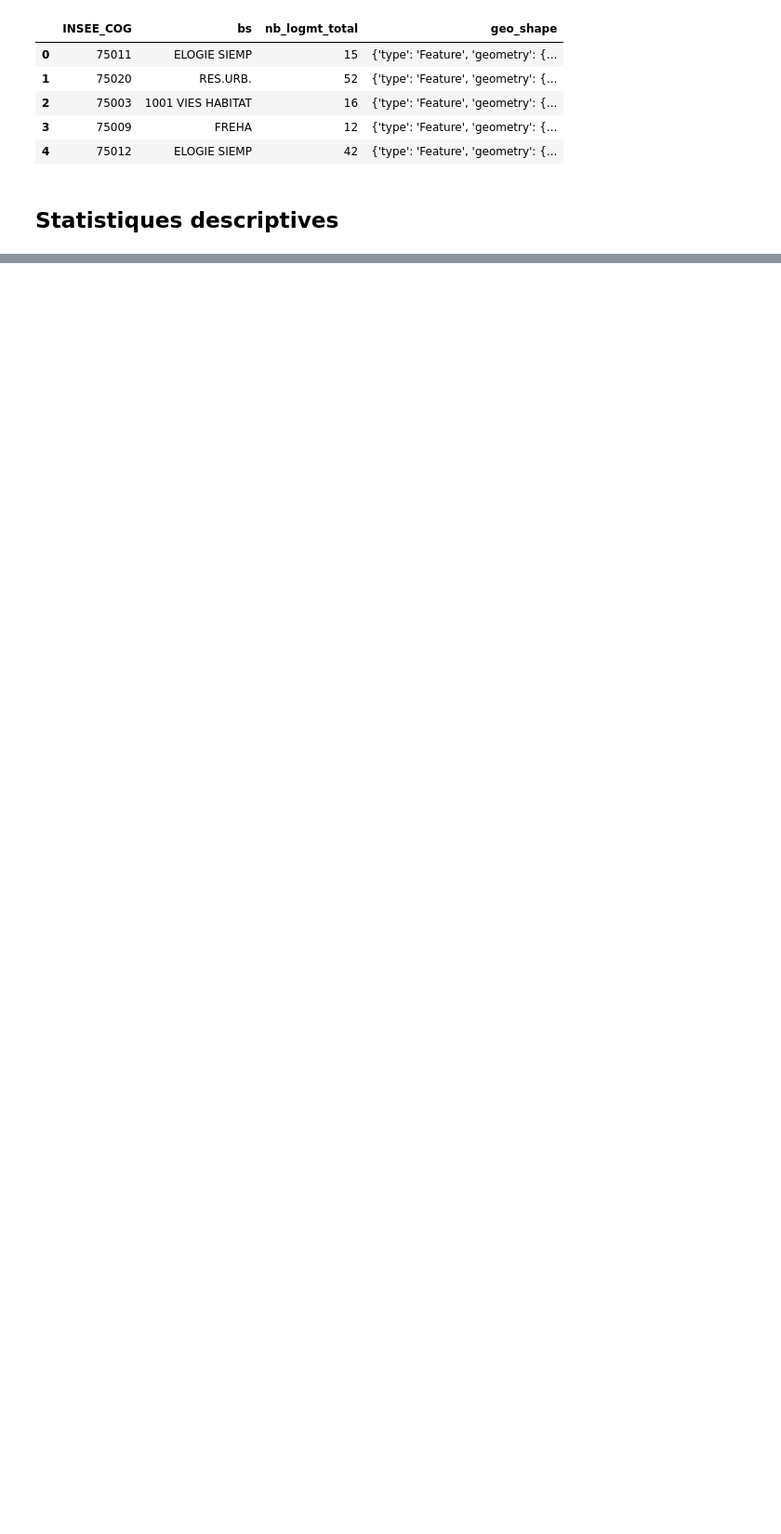
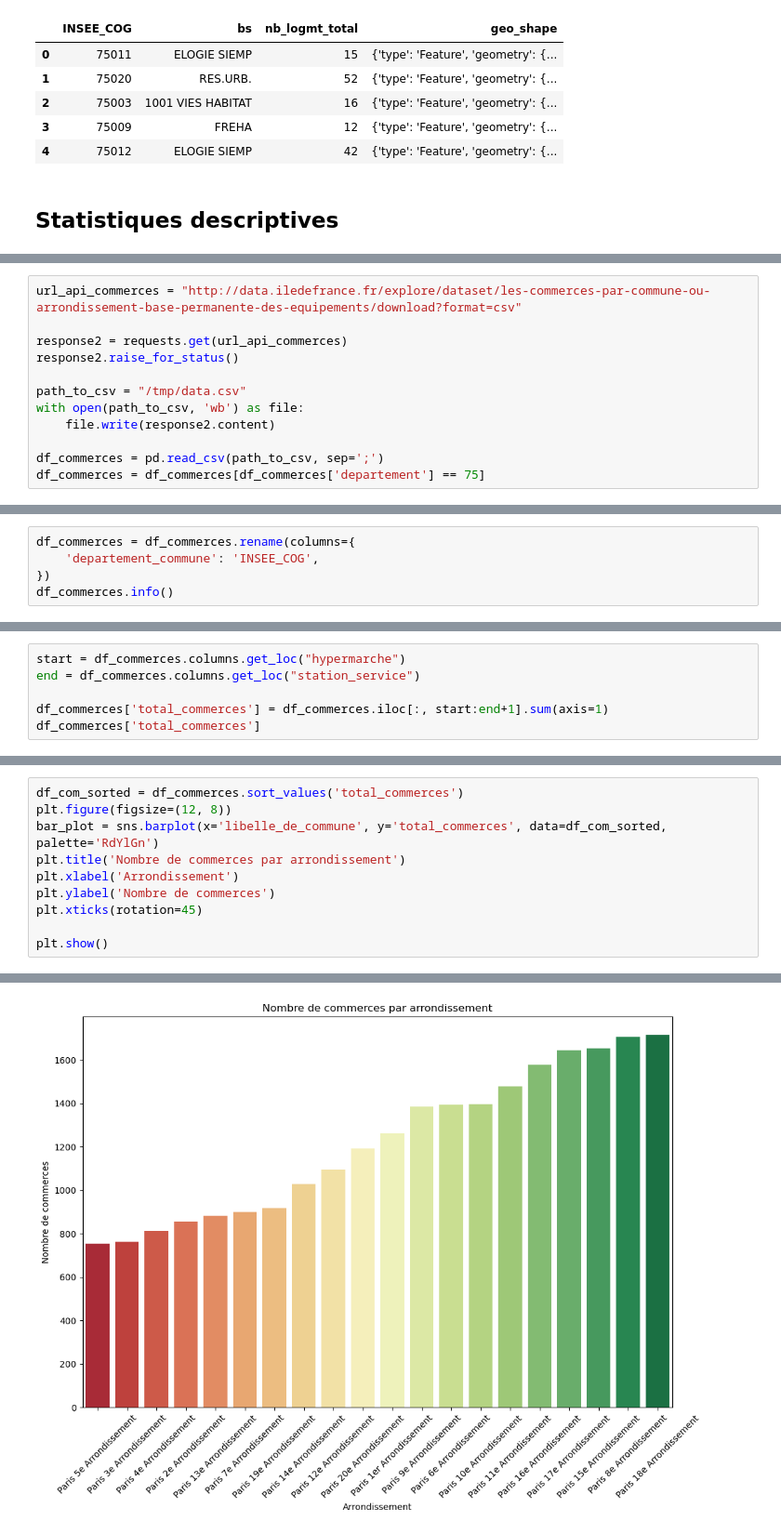
Before and after one commit to Yasmxne/Projet-Python-pour-la-Data-Science, a Jupyter notebook: BasePauverete.ipynb, the cells around one changed output, grey strips where cells are left out. Shown at 93% size. Saved outputs shown, nothing was run; the diff lists cells and outputs as text; blank space fills up the shorter version.

Commit message:
Ajout de la base contenant les commerces

```diff
--- a/BasePauverete.ipynb
+++ b/BasePauverete.ipynb
@@ -177,0 +174,12 @@ display(m)
+# %%
+url_api_commerces = "http://data.iledefrance.fr/explore/dataset/les-commerces-par-commune-ou-arrondissement-base-permanente-des-equipements/download?format=csv"
+
+response2 = requests.get(url_api_commerces)
+response2.raise_for_status()
+
+path_to_csv = "/tmp/data.csv"
+with open(path_to_csv, 'wb') as file:
+    file.write(response2.content)
+
+df_commerces = pd.read_csv(path_to_csv, sep=';')
+df_commerces = df_commerces[df_commerces['departement'] == 75]
@@ -177,0 +196,5 @@ display(m)
+# %%
+df_commerces = df_commerces.rename(columns={
+    'departement_commune': 'INSEE_COG',
+})
+df_commerces.info()
@@ -177,0 +219,6 @@ display(m)
+# %%
+start = df_commerces.columns.get_loc("hypermarche")
+end = df_commerces.columns.get_loc("station_service")
+
+df_commerces['total_commerces'] = df_commerces.iloc[:, start:end+1].sum(axis=1)
+df_commerces['total_commerces']
@@ -177,0 +243,11 @@ display(m)
+# %%
+df_com_sorted = df_commerces.sort_values('total_commerces')
+plt.figure(figsize=(12, 8))
+bar_plot = sns.barplot(x='libelle_de_commune', y='total_commerces', data=df_com_sorted, palette='RdYlGn')
+plt.title('Nombre de commerces par arrondissement')
+plt.xlabel('Arrondissement')
+plt.ylabel('Nombre de commerces')
+plt.xticks(rotation=45)
+
+plt.show()
+# %% [output]
@@ -177,0 +257 @@ display(m)
+[figure, added]
```
Also changed, not shown: parts of 14 cells of this notebook, 7 other files.
